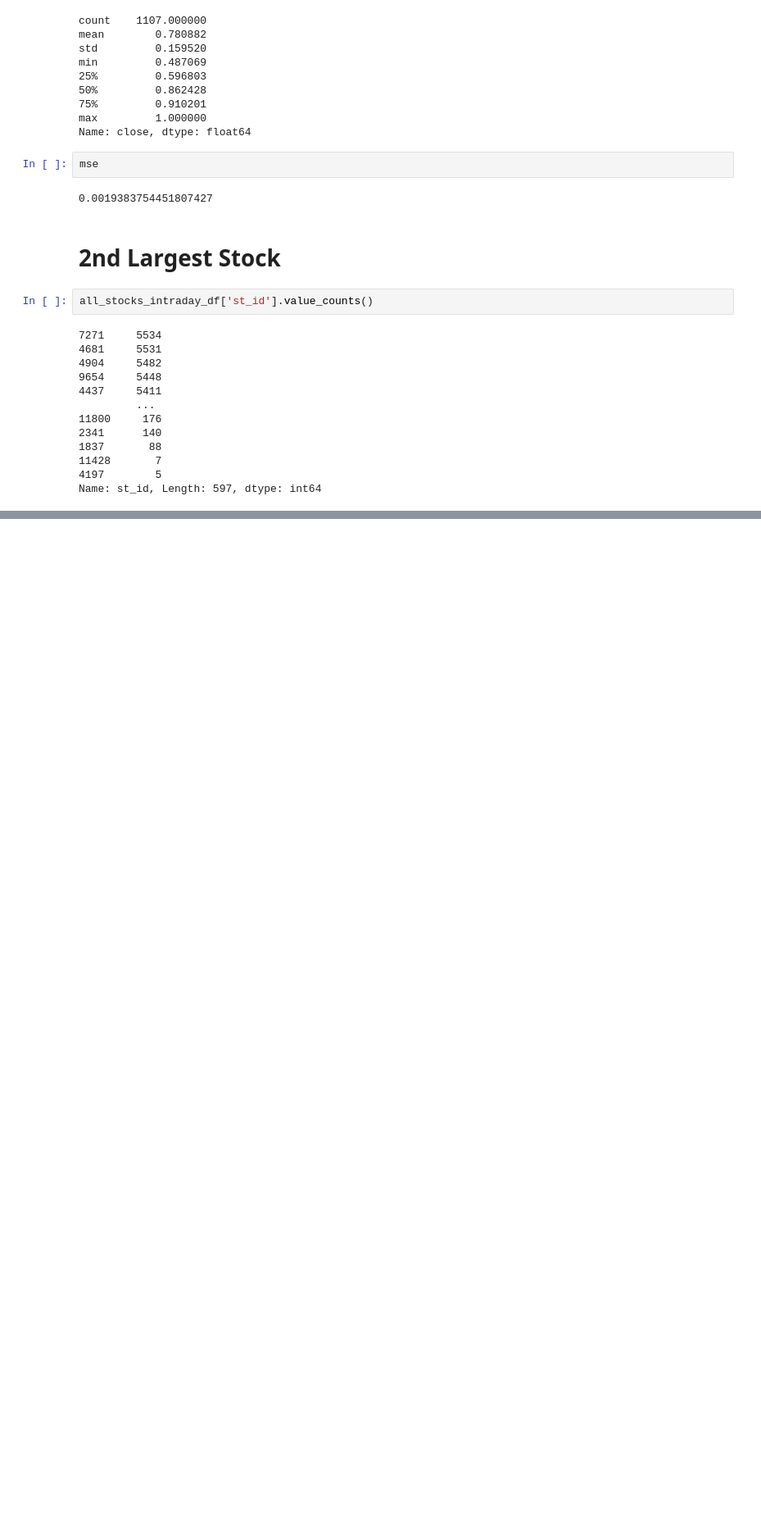
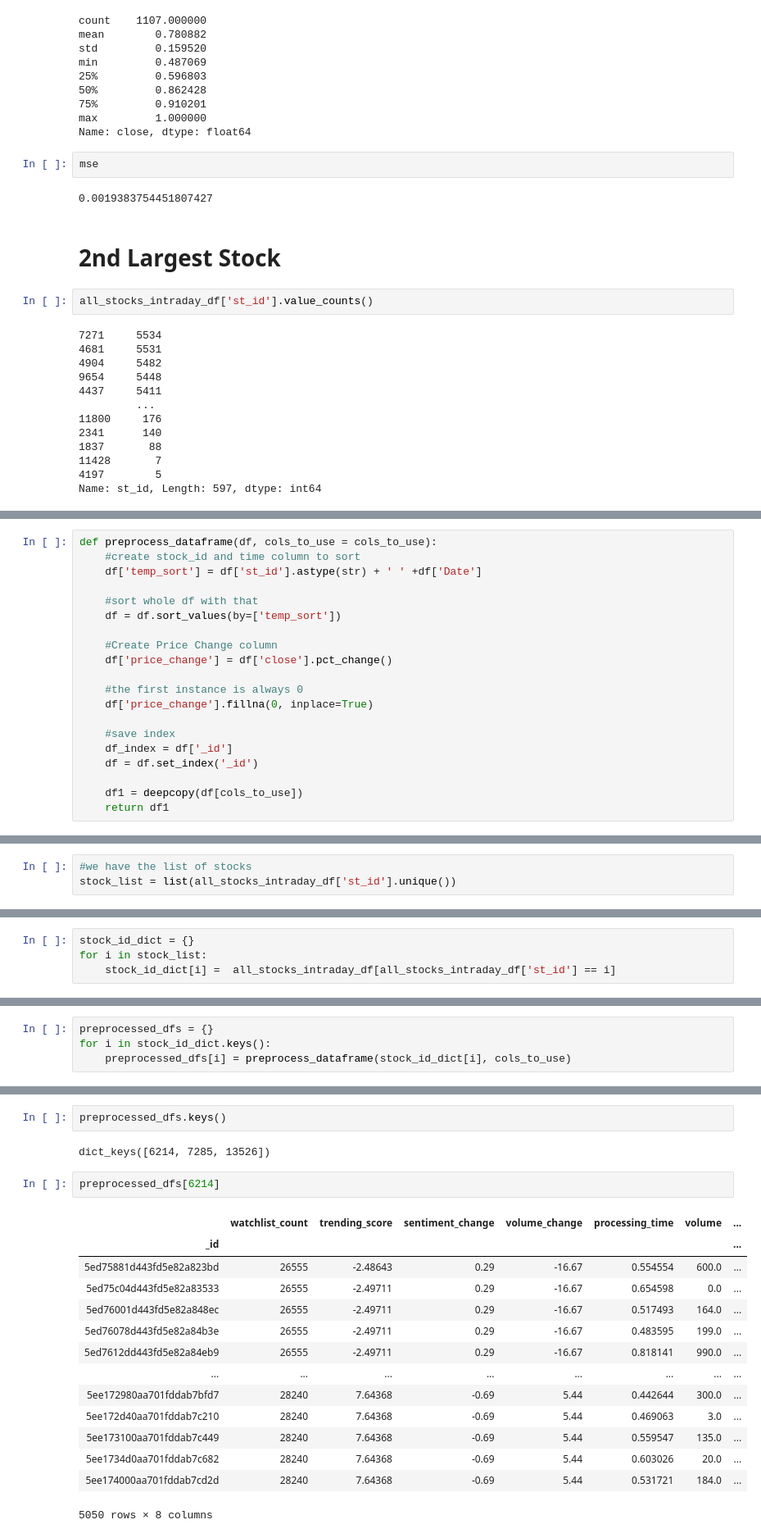
Before and after one commit to jcanque777/stock_market_data_prediction, a Jupyter notebook: test_models.ipynb, the cells around one changed output, grey strips where cells are left out. Shown: that part at 82% size. Cells and saved outputs as stored; diff of their text form; blank space fills up the shorter version.

```diff
--- a/test_models.ipynb
+++ b/test_models.ipynb
@@ -279,0 +287,20 @@ all_stocks_intraday_df[all_stocks_intraday_df['st_id'] == 7271]
+# %%
+def preprocess_dataframe(df, cols_to_use = cols_to_use):
+    #create stock_id and time column to sort
+    df['temp_sort'] = df['st_id'].astype(str) + ' ' +df['Date']
+
+    #sort whole df with that
+    df = df.sort_values(by=['temp_sort'])
+
+    #Create Price Change column
+    df['price_change'] = df['close'].pct_change()
+
+    #the first instance is always 0
+    df['price_change'].fillna(0, inplace=True)
+
+    #save index
+    df_index = df['_id']
+    df = df.set_index('_id')
+
+    df1 = deepcopy(df[cols_to_use])
+    return df1
@@ -279,0 +581,3 @@ all_stocks_intraday_df[all_stocks_intraday_df['st_id'] == 7271]
+# %%
+#we have the list of stocks
+stock_list = list(all_stocks_intraday_df['st_id'].unique())
@@ -279,0 +594,4 @@ all_stocks_intraday_df[all_stocks_intraday_df['st_id'] == 7271]
+# %%
+stock_id_dict = {}
+for i in stock_list:
+    stock_id_dict[i] =  all_stocks_intraday_df[all_stocks_intraday_df['st_id'] == i]
@@ -279,0 +618,4 @@ all_stocks_intraday_df[all_stocks_intraday_df['st_id'] == 7271]
+# %%
+preprocessed_dfs = {}
+for i in stock_id_dict.keys():
+    preprocessed_dfs[i] = preprocess_dataframe(stock_id_dict[i], cols_to_use)
@@ -279,0 +628,21 @@ all_stocks_intraday_df[all_stocks_intraday_df['st_id'] == 7271]
+# %%
+preprocessed_dfs.keys()
+# %% [output]
+dict_keys([6214, 7285, 13526])
+# %%
+preprocessed_dfs[6214]
+# %% [output]
+|  | watchlist_count | trending_score | sentiment_change | volume_change | processing_time | volume | ... |
+| _id |  |  |  |  |  |  | ... |
+| 5ed75881d443fd5e82a823bd | 26555 | -2.48643 | 0.29 | -16.67 | 0.554554 | 600.0 | ... |
+| 5ed75c04d443fd5e82a83533 | 26555 | -2.49711 | 0.29 | -16.67 | 0.654598 | 0.0 | ... |
+| 5ed76001d443fd5e82a848ec | 26555 | -2.49711 | 0.29 | -16.67 | 0.517493 | 164.0 | ... |
+| 5ed76078d443fd5e82a84b3e | 26555 | -2.49711 | 0.29 | -16.67 | 0.483595 | 199.0 | ... |
+| 5ed7612dd443fd5e82a84eb9 | 26555 | -2.49711 | 0.29 | -16.67 | 0.818141 | 990.0 | ... |
+| ... | ... | ... | ... | ... | ... | ... | ... |
+| 5ee172980aa701fddab7bfd7 | 28240 | 7.64368 | -0.69 | 5.44 | 0.442644 | 300.0 | ... |
+| 5ee172d40aa701fddab7c210 | 28240 | 7.64368 | -0.69 | 5.44 | 0.469063 | 3.0 | ... |
+| 5ee173100aa701fddab7c449 | 28240 | 7.64368 | -0.69 | 5.44 | 0.559547 | 135.0 | ... |
+| 5ee1734d0aa701fddab7c682 | 28240 | 7.64368 | -0.69 | 5.44 | 0.603026 | 20.0 | ... |
+| 5ee174000aa701fddab7cd2d | 28240 | 7.64368 | -0.69 | 5.44 | 0.531721 | 184.0 | ... |
+5050 rows × 8 columns
```
Also changed, not shown: parts of 97 cells of this notebook.
